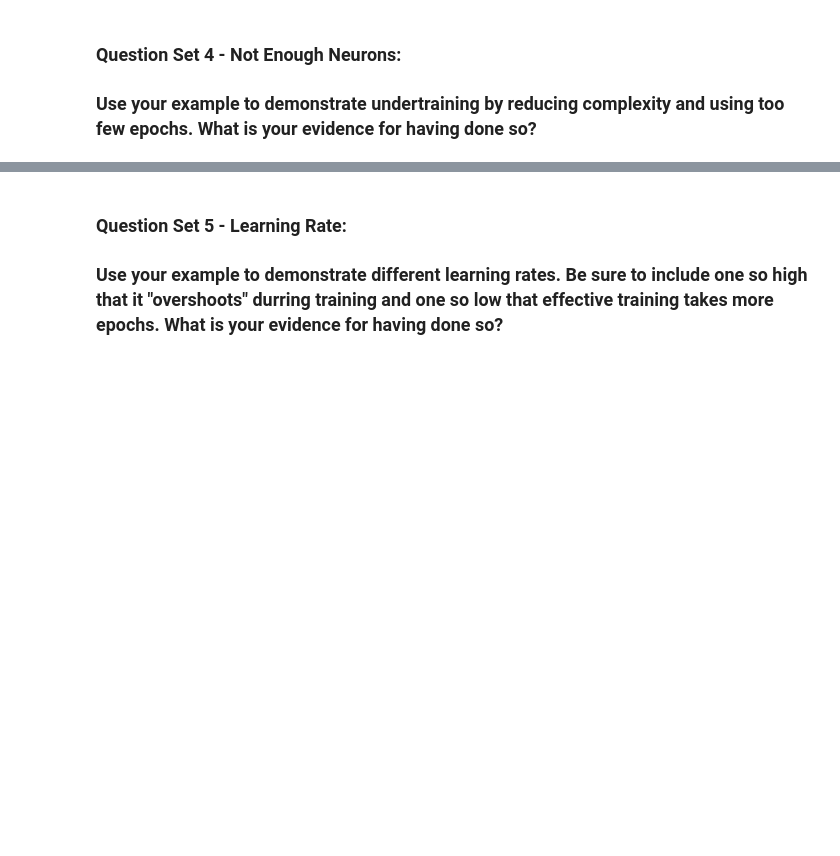
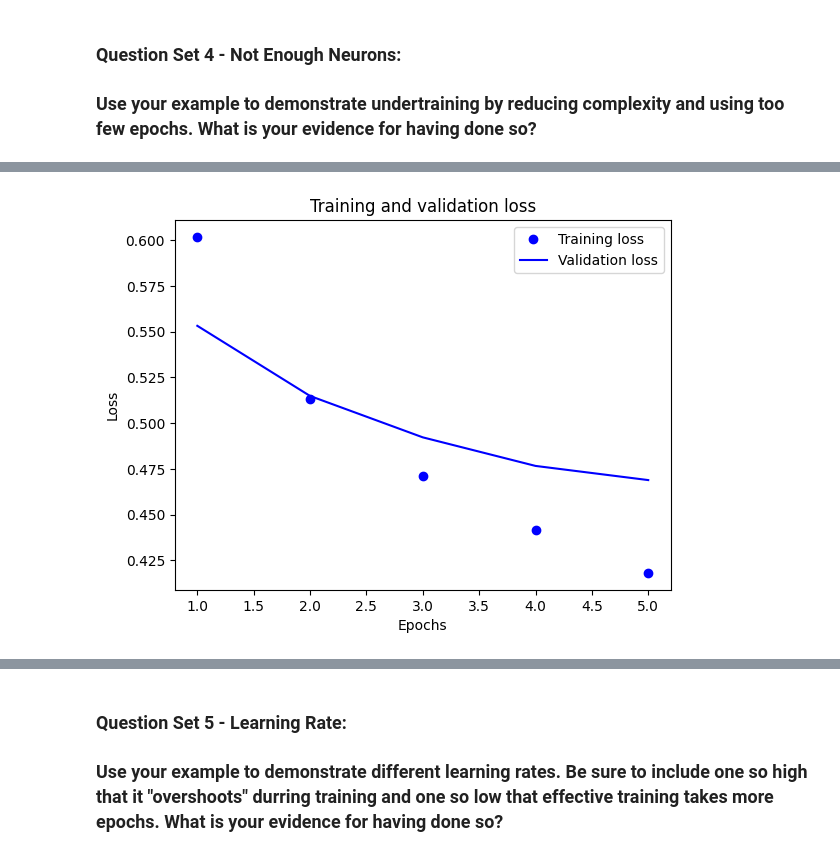
Before and after one commit to jpmendez42/GraduateSchool, a Jupyter notebook: Graduate School/Deep Learning/M3 Homework.ipynb, the cells around one changed output, grey strips where cells are left out. Saved outputs shown, nothing was run; the diff lists cells and outputs as text; code cells hidden in the pictures; blank space fills up the shorter version.

```diff
--- a/Graduate School/Deep Learning/M3 Homework.ipynb
+++ b/Graduate School/Deep Learning/M3 Homework.ipynb
@@ -686,0 +826,15 @@ test_mae_score
+# %%
+import matplotlib.pyplot as plt
+history_dict = history.history
+loss_values = history_dict["loss"]
+val_loss_values = history_dict["val_loss"]
+epochs = range(1, len(loss_values) + 1)
+plt.plot(epochs, loss_values, "bo", label="Training loss")
+plt.plot(epochs, val_loss_values, "b", label="Validation loss")
+plt.title("Training and validation loss")
+plt.xlabel("Epochs")
+plt.ylabel("Loss")
+plt.legend()
+plt.show()
+# %% [output]
+[figure, added]
```
Also changed, not shown: parts of 35 cells of this notebook.
